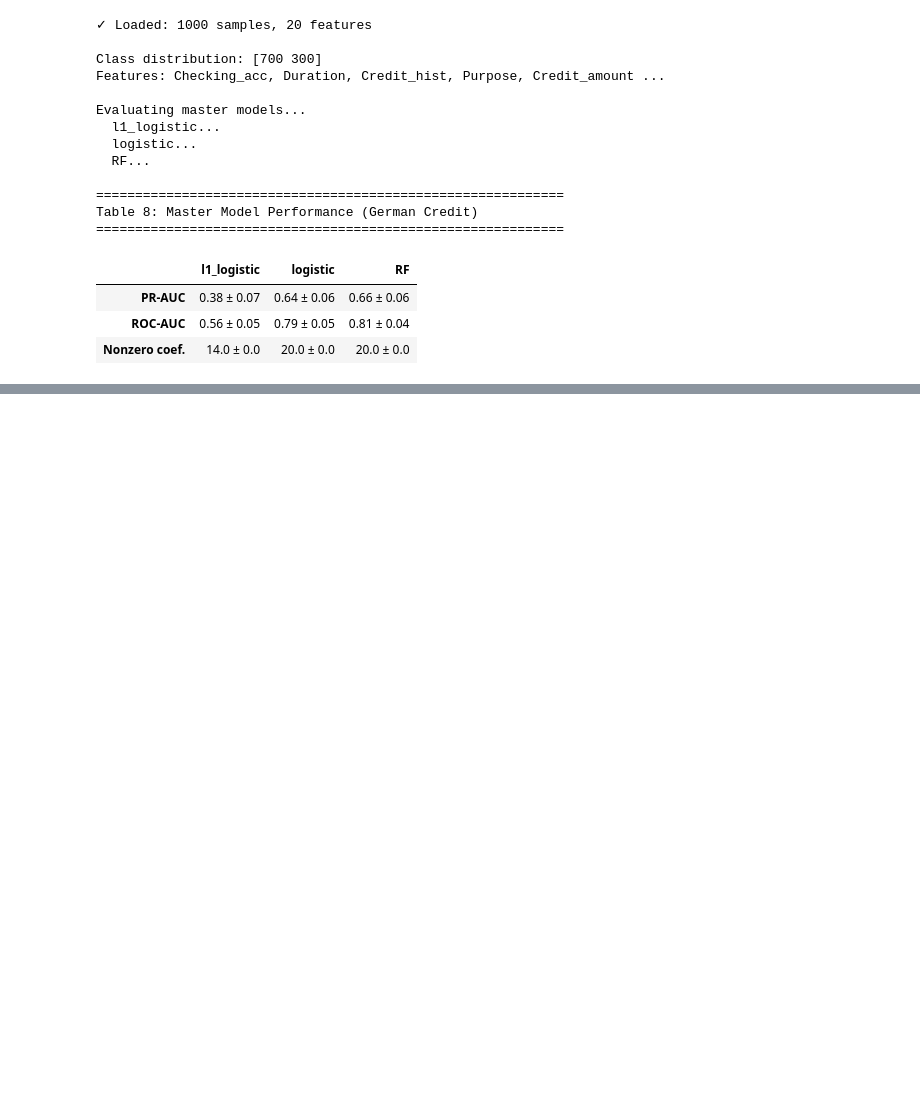
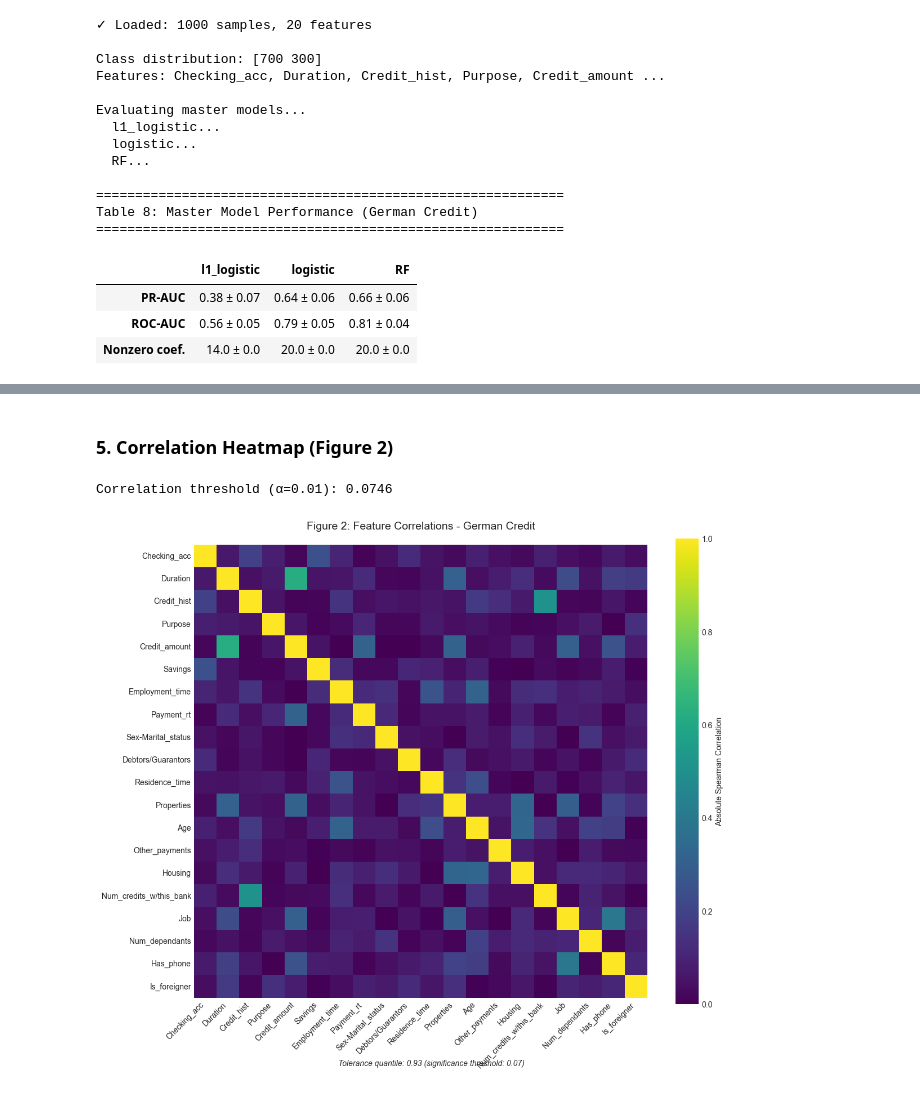
Before and after one commit to IzuiT/permutation-variable-importance, a Jupyter notebook: notebooks/case_studies_tutorial.ipynb, the cells around one changed output, grey strips where cells are left out. Saved outputs shown, nothing was run; the diff lists cells and outputs as text; code cells hidden in the pictures; blank space fills up the shorter version.

```diff
--- a/notebooks/case_studies_tutorial.ipynb
+++ b/notebooks/case_studies_tutorial.ipynb
@@ -441,0 +555,32 @@ Table 8: Master Model Performance (German Credit)
+# %%
+# Scenario 1: Unregularized Logistic with all features
+print("="*60)
+print("Scenario 1: Unregularized Logistic with all features")
+print("="*60)
+
+logistic_model = models_german['logistic']
+logistic_model.fit(X_german, y_german)
+
+# Wrap for probability output
+logistic_wrapper = ProbWrapper(logistic_model)
+
+svi = SystemicVariableImportance(
+    permutation_type='optimal',
+    scoring_metric='mse',
+    correlation_method='spearman',
+    alpha=0.01
+)
+
+systemic, direct, indirect = svi.fit(
+    logistic_wrapper, X_german,
+    feature_names=features_german,
+    return_decomposition=True
+)
+
+protected_idx = features_german.index('Sex-Marital_status')
+print(format_svi_decomposition(
+    'Sex-Marital_status',
+    systemic[protected_idx],
+    direct[protected_idx],
+    indirect[protected_idx]
+))
@@ -442,3 +672,21 @@ Table 8: Master Model Performance (German Credit)
+# %% [markdown]
+### 5. Correlation Heatmap (Figure 2)
+# %%
+# Compute correlation threshold
+threshold = estimate_correlation_threshold(X_german, alpha=0.01, method='spearman')
+print(f"Correlation threshold (α=0.01): {threshold:.4f}")
+
+# Plot correlation heatmap
+plot_correlation_heatmap(
+    X_german,
+    features_german,
+    threshold=threshold,
+    title="Figure 2: Feature Correlations - German Credit",
+    figsize=(12, 10)
+)
+# %% [output]
+Correlation threshold (α=0.01): 0.0746
+[figure, added]
 # %% [markdown]
 ## Summary
 
```
Also changed, not shown: parts of 9 cells of this notebook, 9 other files.
